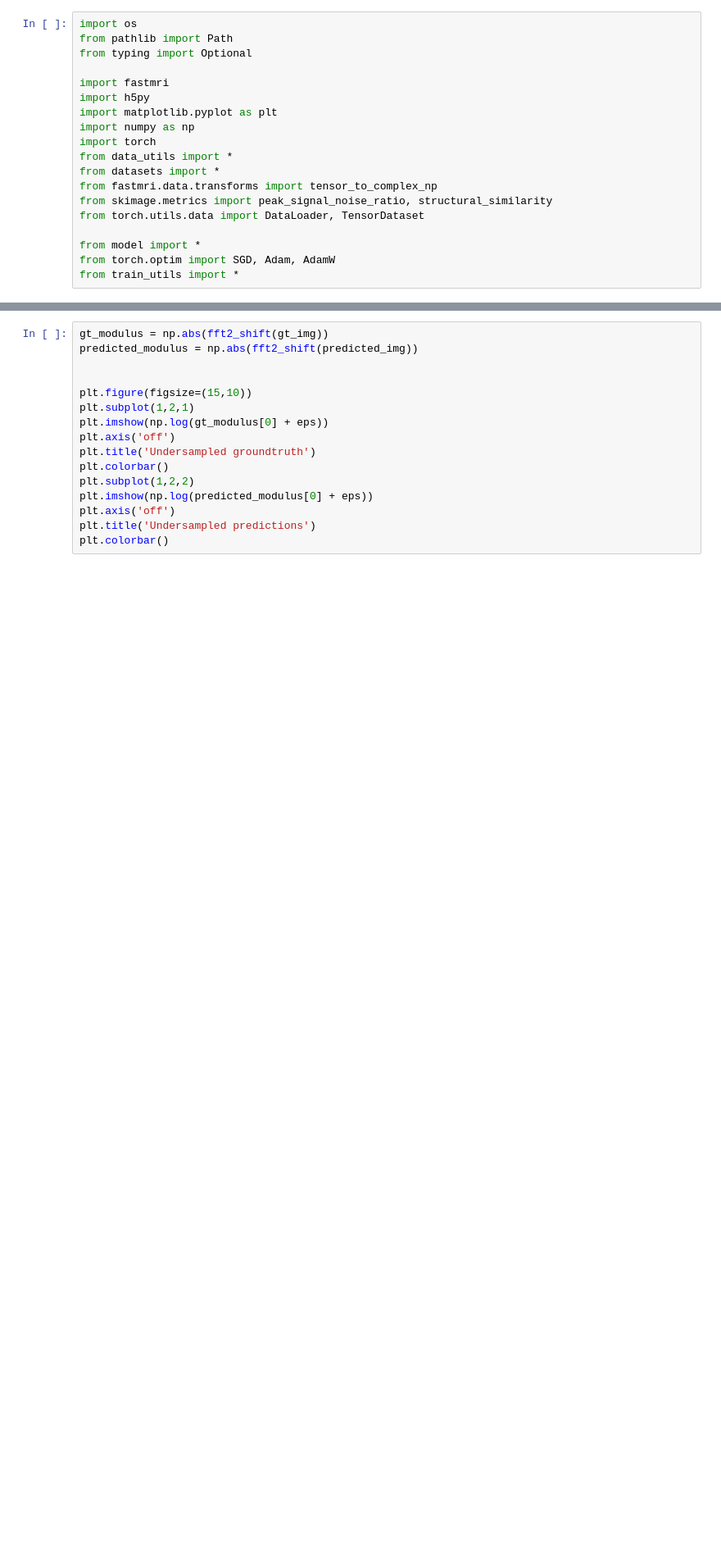
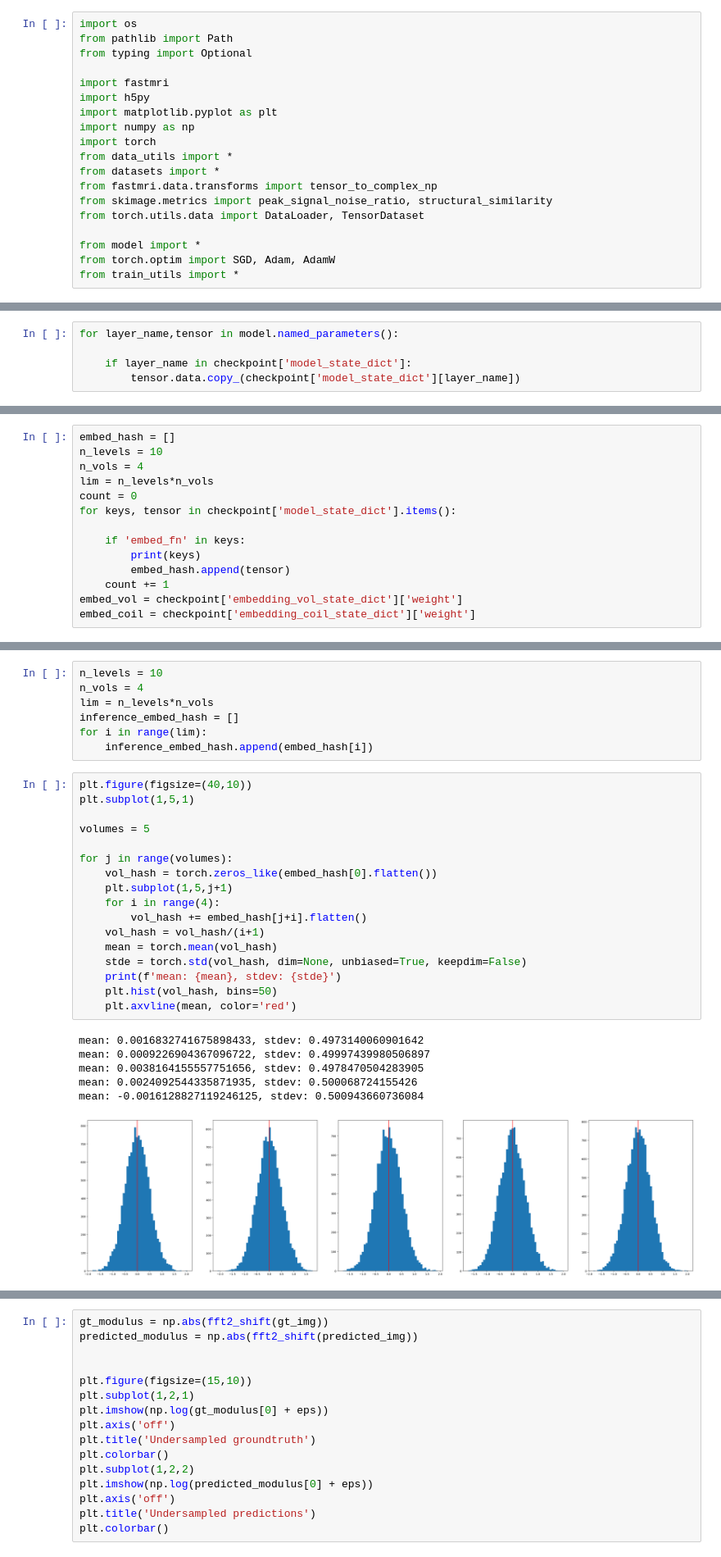
Before and after one commit to marinacrsp/mri_reconstruction, a Jupyter notebook: multi_vol_hash_coil/dummy.ipynb, the cells around one changed output, grey strips where cells are left out. Shown at 82% size. Cells and saved outputs as stored; diff of their text form; blank space fills up the shorter version.

```diff
--- a/multi_vol_hash_coil/dummy.ipynb
+++ b/multi_vol_hash_coil/dummy.ipynb
@@ -48,0 +30,5 @@ embeddings_vol = torch.nn.Embedding(5, 256)
+# %%
+for layer_name,tensor in model.named_parameters():
+
+    if layer_name in checkpoint['model_state_dict']:
+        tensor.data.copy_(checkpoint['model_state_dict'][layer_name])
@@ -48,0 +41,14 @@ embeddings_vol = torch.nn.Embedding(5, 256)
+# %%
+embed_hash = []
+n_levels = 10
+n_vols = 4
+lim = n_levels*n_vols
+count = 0
+for keys, tensor in checkpoint['model_state_dict'].items():
+
+    if 'embed_fn' in keys:
+        print(keys)
+        embed_hash.append(tensor)
+    count += 1
+embed_vol = checkpoint['embedding_vol_state_dict']['weight']
+embed_coil = checkpoint['embedding_coil_state_dict']['weight']
@@ -48,0 +73,31 @@ embeddings_vol = torch.nn.Embedding(5, 256)
+# %%
+n_levels = 10
+n_vols = 4
+lim = n_levels*n_vols
+inference_embed_hash = []
+for i in range(lim):
+    inference_embed_hash.append(embed_hash[i])
+# %%
+plt.figure(figsize=(40,10))
+plt.subplot(1,5,1)
+
+volumes = 5
+
+for j in range(volumes):
+    vol_hash = torch.zeros_like(embed_hash[0].flatten())
+    plt.subplot(1,5,j+1)
+    for i in range(4):
+        vol_hash += embed_hash[j+i].flatten()
+    vol_hash = vol_hash/(i+1)
+    mean = torch.mean(vol_hash)
+    stde = torch.std(vol_hash, dim=None, unbiased=True, keepdim=False)
+    print(f'mean: {mean}, stdev: {stde}')
+    plt.hist(vol_hash, bins=50)
+    plt.axvline(mean, color='red')
+# %% [output]
+mean: 0.0016832741675898433, stdev: 0.4973140060901642
+mean: 0.0009226904367096722, stdev: 0.49997439980506897
+mean: 0.0038164155557751656, stdev: 0.4978470504283905
+mean: 0.0024092544335871935, stdev: 0.500068724155426
+mean: -0.0016128827119246125, stdev: 0.500943660736084
+[figure, added]
```
Also changed, not shown: parts of 12 cells of this notebook, 22 other files.
